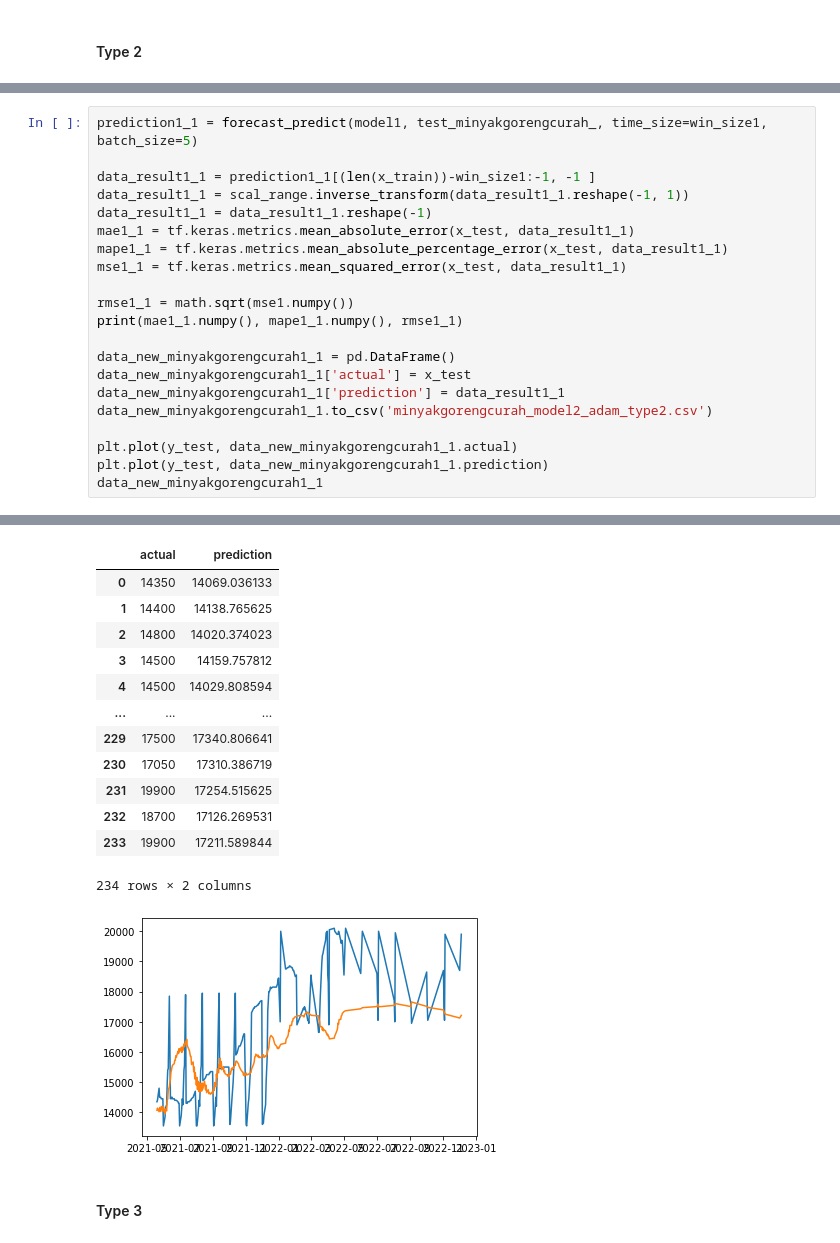
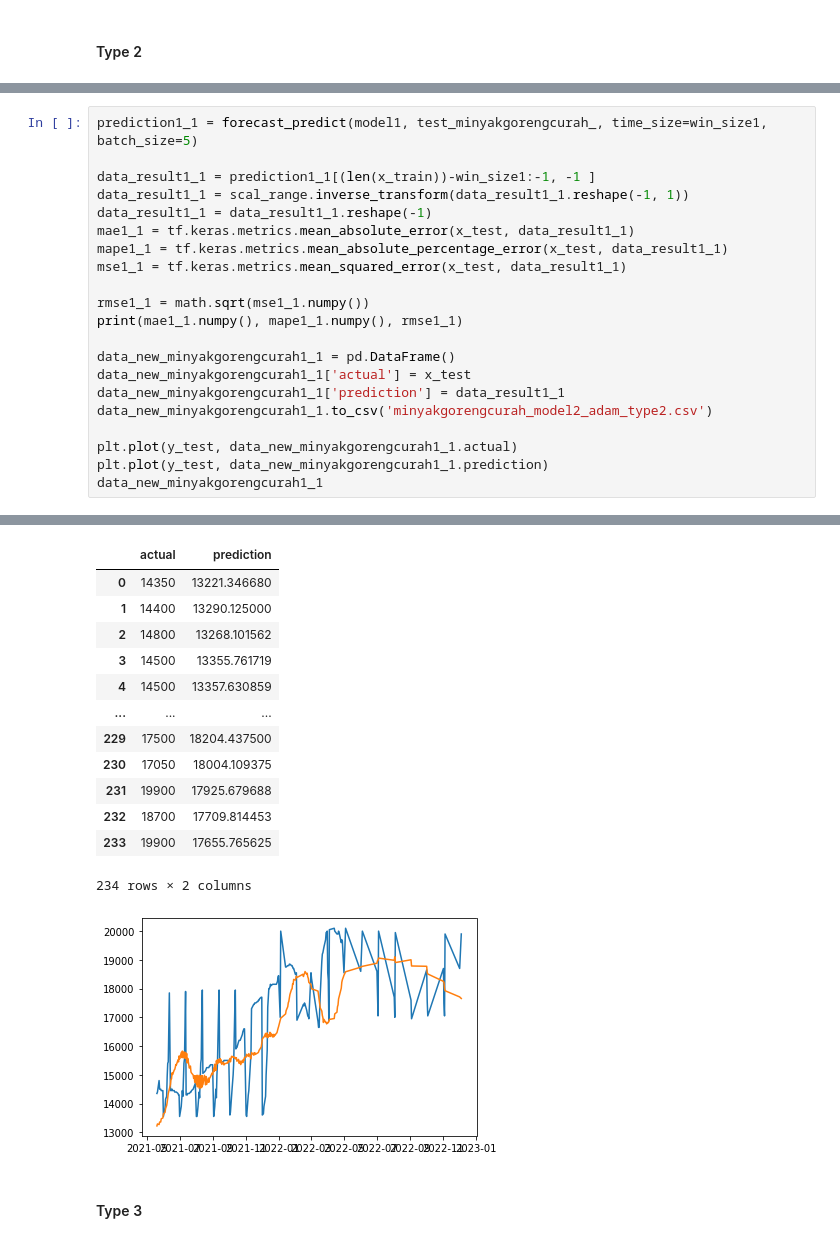
Before and after one commit to mels4/price_predict_Conv-LSTM, a Jupyter notebook: minyak_goreng_curah.ipynb, the cells around one changed output, grey strips where cells are left out. Saved outputs shown, nothing was run; the diff lists cells and outputs as text.

```diff
--- a/minyak_goreng_curah.ipynb
+++ b/minyak_goreng_curah.ipynb
@@ -771,7 +771,7 @@ mae1_1 = tf.keras.metrics.mean_absolute_error(x_test, data_result1_1)
 mape1_1 = tf.keras.metrics.mean_absolute_percentage_error(x_test, data_result1_1)
 mse1_1 = tf.keras.metrics.mean_squared_error(x_test, data_result1_1)
 
-rmse1_1 = math.sqrt(mse1.numpy())
+rmse1_1 = math.sqrt(mse1_1.numpy())
 print(mae1_1.numpy(), mape1_1.numpy(), rmse1_1)
 
 data_new_minyakgorengcurah1_1 = pd.DataFrame()
@@ -788,17 +788,17 @@ data_new_minyakgorengcurah1_1
 |  | actual | prediction |
-| 0 | 14350 | 14069.036133 |
-| 1 | 14400 | 14138.765625 |
-| 2 | 14800 | 14020.374023 |
-| 3 | 14500 | 14159.757812 |
-| 4 | 14500 | 14029.808594 |
+| 0 | 14350 | 13221.346680 |
+| 1 | 14400 | 13290.125000 |
+| 2 | 14800 | 13268.101562 |
+| 3 | 14500 | 13355.761719 |
+| 4 | 14500 | 13357.630859 |
 | ... | ... | ... |
-| 229 | 17500 | 17340.806641 |
-| 230 | 17050 | 17310.386719 |
-| 231 | 19900 | 17254.515625 |
-| 232 | 18700 | 17126.269531 |
-| 233 | 19900 | 17211.589844 |
+| 229 | 17500 | 18204.437500 |
+| 230 | 17050 | 18004.109375 |
+| 231 | 19900 | 17925.679688 |
+| 232 | 18700 | 17709.814453 |
+| 233 | 19900 | 17655.765625 |
 234 rows × 2 columns
-[figure, old version]
+[figure, new version]
 # %% [markdown]
 #### Type 3
 # %%
```
Also changed, not shown: parts of 3 cells of this notebook.
